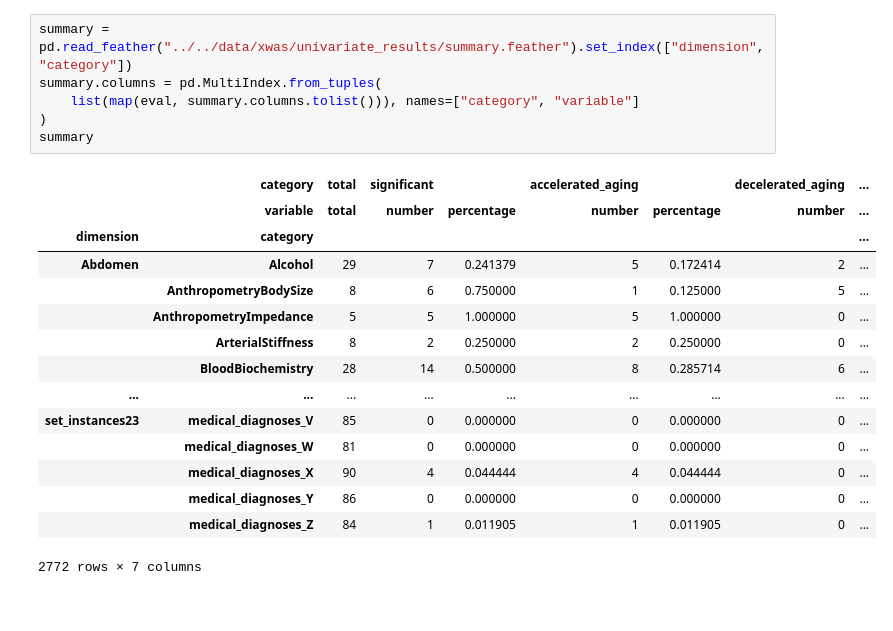
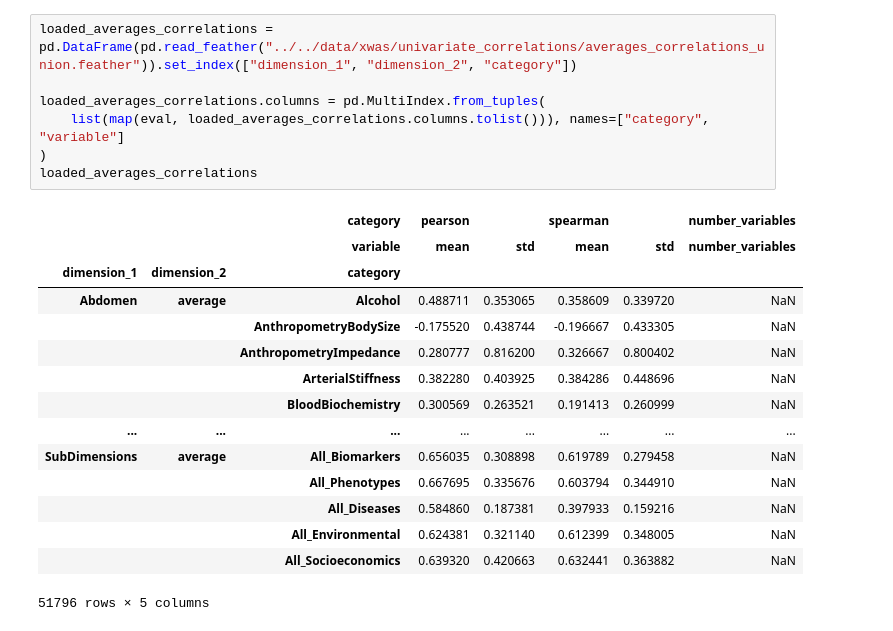
Before and after one commit to Deep-Learning-and-Aging/Website, a Jupyter notebook: external_code/xwas/tries.ipynb, the cells around one changed output. Drawn from its saved outputs; the diff is of its cells as text.

Commit message:
XWAS univariate working

```diff
--- a/external_code/xwas/tries.ipynb
+++ b/external_code/xwas/tries.ipynb
@@ -84,22 +140,23 @@ summary
 # %%
-summary = pd.read_feather("../../data/xwas/univariate_results/summary.feather").set_index(["dimension", "category"])
-summary.columns = pd.MultiIndex.from_tuples(
-    list(map(eval, summary.columns.tolist())), names=["category", "variable"]
+loaded_averages_correlations = pd.DataFrame(pd.read_feather("../../data/xwas/univariate_correlations/averages_correlations_union.feather")).set_index(["dimension_1", "dimension_2", "category"])
+
+loaded_averages_correlations.columns = pd.MultiIndex.from_tuples(
+    list(map(eval, loaded_averages_correlations.columns.tolist())), names=["category", "variable"]
 )
-summary
+loaded_averages_correlations
 # %% [output]
-|  | category | total | significant |  | accelerated_aging |  | decelerated_aging | ... |
-|  | variable | total | number | percentage | number | percentage | number | ... |
-| dimension | category |  |  |  |  |  |  | ... |
-| Abdomen | Alcohol | 29 | 7 | 0.241379 | 5 | 0.172414 | 2 | ... |
-|  | AnthropometryBodySize | 8 | 6 | 0.750000 | 1 | 0.125000 | 5 | ... |
-|  | AnthropometryImpedance | 5 | 5 | 1.000000 | 5 | 1.000000 | 0 | ... |
-|  | ArterialStiffness | 8 | 2 | 0.250000 | 2 | 0.250000 | 0 | ... |
-|  | BloodBiochemistry | 28 | 14 | 0.500000 | 8 | 0.285714 | 6 | ... |
-| ... | ... | ... | ... | ... | ... | ... | ... | ... |
-| set_instances23 | medical_diagnoses_V | 85 | 0 | 0.000000 | 0 | 0.000000 | 0 | ... |
-|  | medical_diagnoses_W | 81 | 0 | 0.000000 | 0 | 0.000000 | 0 | ... |
-|  | medical_diagnoses_X | 90 | 4 | 0.044444 | 4 | 0.044444 | 0 | ... |
-|  | medical_diagnoses_Y | 86 | 0 | 0.000000 | 0 | 0.000000 | 0 | ... |
-|  | medical_diagnoses_Z | 84 | 1 | 0.011905 | 1 | 0.011905 | 0 | ... |
+|  |  | category | pearson |  | spearman |  | number_variables |
+|  |  | variable | mean | std | mean | std | number_variables |
+| dimension_1 | dimension_2 | category |  |  |  |  |  |
+| Abdomen | average | Alcohol | 0.488711 | 0.353065 | 0.358609 | 0.339720 | NaN |
+|  |  | AnthropometryBodySize | -0.175520 | 0.438744 | -0.196667 | 0.433305 | NaN |
+|  |  | AnthropometryImpedance | 0.280777 | 0.816200 | 0.326667 | 0.800402 | NaN |
+|  |  | ArterialStiffness | 0.382280 | 0.403925 | 0.384286 | 0.448696 | NaN |
+|  |  | BloodBiochemistry | 0.300569 | 0.263521 | 0.191413 | 0.260999 | NaN |
+| ... | ... | ... | ... | ... | ... | ... | ... |
+| SubDimensions | average | All_Biomarkers | 0.656035 | 0.308898 | 0.619789 | 0.279458 | NaN |
+|  |  | All_Phenotypes | 0.667695 | 0.335676 | 0.603794 | 0.344910 | NaN |
+|  |  | All_Diseases | 0.584860 | 0.187381 | 0.397933 | 0.159216 | NaN |
+|  |  | All_Environmental | 0.624381 | 0.321140 | 0.612399 | 0.348005 | NaN |
+|  |  | All_Socioeconomics | 0.639320 | 0.420663 | 0.632441 | 0.363882 | NaN |
-2772 rows × 7 columns
+51796 rows × 5 columns
```
Also changed, not shown: parts of 9 cells of this notebook, 8 other files.
